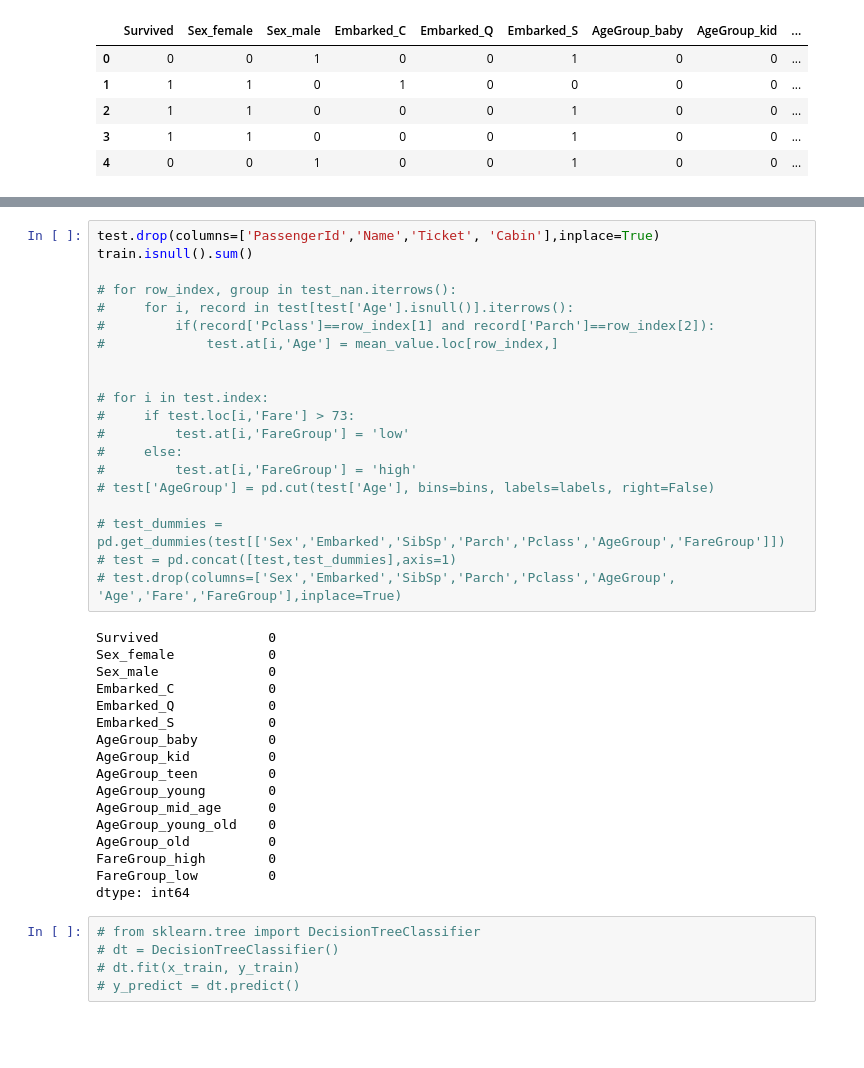
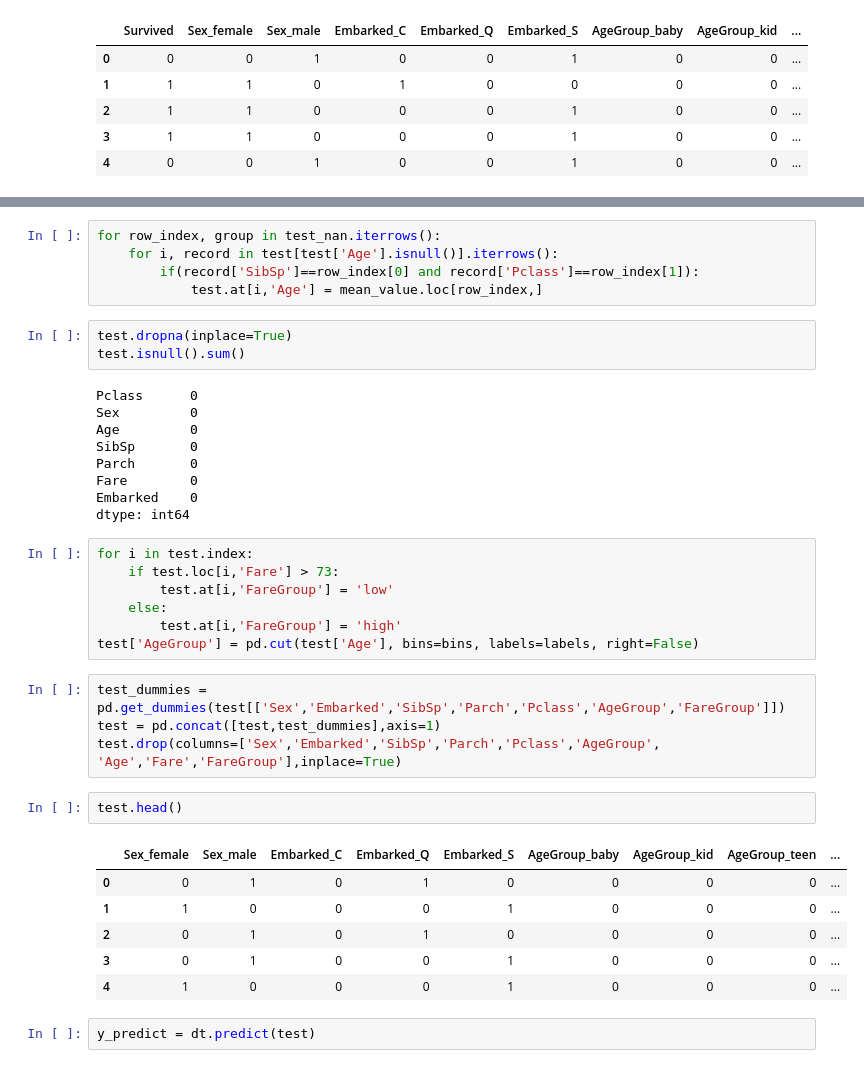
Before and after one commit to jain651/kaggleProjects, a Jupyter notebook: titanic-competition.ipynb, the cells around one changed output, grey strips where cells are left out. Cells and saved outputs as stored; diff of their text form; blank space fills up the shorter version.

```diff
--- a/titanic-competition.ipynb
+++ b/titanic-competition.ipynb
@@ -228,42 +276,39 @@ x_train = train.drop(columns='Survived')
+# %%
+for row_index, group in test_nan.iterrows():
+    for i, record in test[test['Age'].isnull()].iterrows():
+        if(record['SibSp']==row_index[0] and record['Pclass']==row_index[1]):
+            test.at[i,'Age'] = mean_value.loc[row_index,]
+# %%
+test.dropna(inplace=True)
+test.isnull().sum()
+# %% [output]
+Pclass      0
+Sex         0
+Age         0
+SibSp       0
+Parch       0
+Fare        0
+Embarked    0
+dtype: int64
 # %%
-test.drop(columns=['PassengerId','Name','Ticket', 'Cabin'],inplace=True)
-train.isnull().sum()
-
-# for row_index, group in test_nan.iterrows():
-#     for i, record in test[test['Age'].isnull()].iterrows():
-#         if(record['Pclass']==row_index[1] and record['Parch']==row_index[2]):
-#             test.at[i,'Age'] = mean_value.loc[row_index,]
-
-
-# for i in test.index:
-#     if test.loc[i,'Fare'] > 73:
-#         test.at[i,'FareGroup'] = 'low'
-#     else:
-#         test.at[i,'FareGroup'] = 'high'
-# test['AgeGroup'] = pd.cut(test['Age'], bins=bins, labels=labels, right=False)
-
-# test_dummies = pd.get_dummies(test[['Sex','Embarked','SibSp','Parch','Pclass','AgeGroup','FareGroup']])
-# test = pd.concat([test,test_dummies],axis=1)
-# test.drop(columns=['Sex','Embarked','SibSp','Parch','Pclass','AgeGroup', 'Age','Fare','FareGroup'],inplace=True)
+for i in test.index:
+    if test.loc[i,'Fare'] > 73:
+        test.at[i,'FareGroup'] = 'low'
+    else:
+        test.at[i,'FareGroup'] = 'high'
+test['AgeGroup'] = pd.cut(test['Age'], bins=bins, labels=labels, right=False)
-# %% [output]
-Survived              0
-Sex_female            0
-Sex_male              0
-Embarked_C            0
-Embarked_Q            0
-Embarked_S            0
-AgeGroup_baby         0
-AgeGroup_kid          0
-AgeGroup_teen         0
-AgeGroup_young        0
-AgeGroup_mid_age      0
-AgeGroup_young_old    0
-AgeGroup_old          0
-FareGroup_high        0
-FareGroup_low         0
-dtype: int64
-# %%
-# from sklearn.tree import DecisionTreeClassifier
-# dt = DecisionTreeClassifier()
-# dt.fit(x_train, y_train)
-# y_predict = dt.predict()
+# %%
+test_dummies = pd.get_dummies(test[['Sex','Embarked','SibSp','Parch','Pclass','AgeGroup','FareGroup']])
+test = pd.concat([test,test_dummies],axis=1)
+test.drop(columns=['Sex','Embarked','SibSp','Parch','Pclass','AgeGroup', 'Age','Fare','FareGroup'],inplace=True)
+# %%
+test.head()
+# %% [output]
+|  | Sex_female | Sex_male | Embarked_C | Embarked_Q | Embarked_S | AgeGroup_baby | AgeGroup_kid | AgeGroup_teen | ... |
+| 0 | 0 | 1 | 0 | 1 | 0 | 0 | 0 | 0 | ... |
+| 1 | 1 | 0 | 0 | 0 | 1 | 0 | 0 | 0 | ... |
+| 2 | 0 | 1 | 0 | 1 | 0 | 0 | 0 | 0 | ... |
+| 3 | 0 | 1 | 0 | 0 | 1 | 0 | 0 | 0 | ... |
+| 4 | 1 | 0 | 0 | 0 | 1 | 0 | 0 | 0 | ... |
+# %%
+y_predict = dt.predict(test)
```
Also changed, not shown: parts of 9 cells of this notebook.
